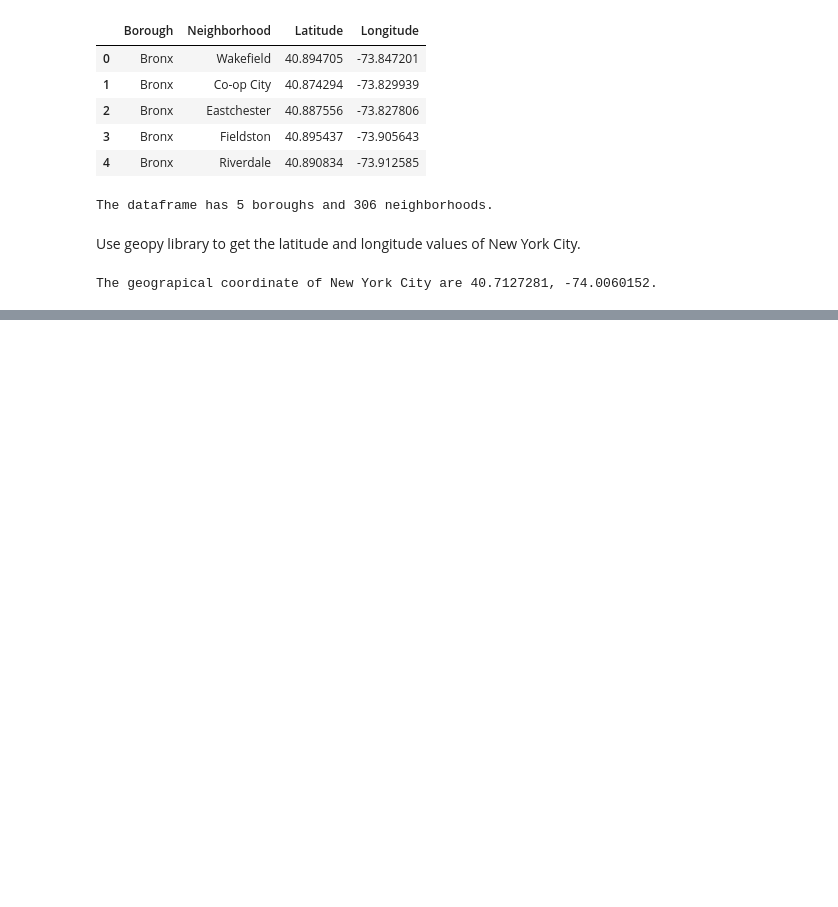
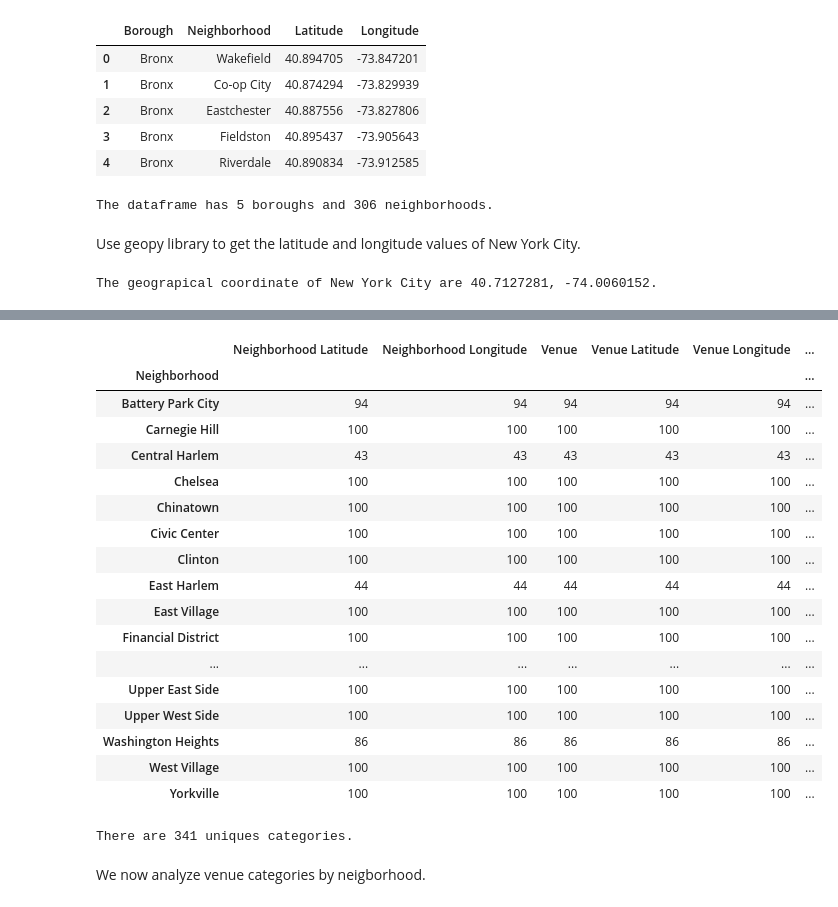
Before and after one commit to Jenny-shang95/Coursera_Capstone, a Jupyter notebook: Capstone Final Project - JShang.ipynb, the cells around one changed output, grey strips where cells are left out. Drawn from its saved outputs; the diff is of its cells as text; code cells hidden in the pictures; blank space fills up the shorter version.

```diff
--- a/Capstone Final Project - JShang.ipynb
+++ b/Capstone Final Project - JShang.ipynb
@@ -153,0 +226,4 @@ The geograpical coordinate of New York City are 40.7127281, -74.0060152.
+# %%
+# send ET request to Foursquare
+results = requests.get(url).json()
+results
@@ -153,0 +248,29 @@ The geograpical coordinate of New York City are 40.7127281, -74.0060152.
+# %%
+# function that extracts the category of the venue
+def get_category_type(row):
+    try:
+        categories_list = row['categories']
+    except:
+        categories_list = row['venue.categories']
+
+    if len(categories_list) == 0:
+        return None
+    else:
+        return categories_list[0]['name']
+# %%
+# clean the json file and transform into a pandas dataframe
+venues = results['response']['groups'][0]['items']
+
+nearby_venues = json_normalize(venues) # flatten JSON
+
+# filter columns
+filtered_columns = ['venue.name', 'venue.categories', 'venue.location.lat', 'venue.location.lng']
+nearby_venues =nearby_venues.loc[:, filtered_columns]
+
+# filter the category for each row
+nearby_venues['venue.categories'] = nearby_venues.apply(get_category_type, axis=1)
+
+# clean columns
+nearby_venues.columns = [col.split(".")[-1] for col in nearby_venues.columns]
+
+nearby_venues.head()
@@ -153,0 +330,6 @@ The geograpical coordinate of New York City are 40.7127281, -74.0060152.
+# %%
+# run the above code for venues in all neighborhoods in Manhattan
+manhattan_venues = getNearbyVenues(names=manhattan_data['Neighborhood'],
+                                   latitudes=manhattan_data['Latitude'],
+                                   longitudes=manhattan_data['Longitude']
+                                  )
@@ -153,0 +366,29 @@ The geograpical coordinate of New York City are 40.7127281, -74.0060152.
+# %%
+# check venue counts returned for each of the neighborhoods
+manhattan_venues.groupby('Neighborhood').count()
+# %% [output]
+|  | Neighborhood Latitude | Neighborhood Longitude | Venue | Venue Latitude | Venue Longitude | ... |
+| Neighborhood |  |  |  |  |  | ... |
+| Battery Park City | 94 | 94 | 94 | 94 | 94 | ... |
+| Carnegie Hill | 100 | 100 | 100 | 100 | 100 | ... |
+| Central Harlem | 43 | 43 | 43 | 43 | 43 | ... |
+| Chelsea | 100 | 100 | 100 | 100 | 100 | ... |
+| Chinatown | 100 | 100 | 100 | 100 | 100 | ... |
+| Civic Center | 100 | 100 | 100 | 100 | 100 | ... |
+| Clinton | 100 | 100 | 100 | 100 | 100 | ... |
+| East Harlem | 44 | 44 | 44 | 44 | 44 | ... |
+| East Village | 100 | 100 | 100 | 100 | 100 | ... |
+| Financial District | 100 | 100 | 100 | 100 | 100 | ... |
+| ... | ... | ... | ... | ... | ... | ... |
+| Upper East Side | 100 | 100 | 100 | 100 | 100 | ... |
+| Upper West Side | 100 | 100 | 100 | 100 | 100 | ... |
+| Washington Heights | 86 | 86 | 86 | 86 | 86 | ... |
+| West Village | 100 | 100 | 100 | 100 | 100 | ... |
+| Yorkville | 100 | 100 | 100 | 100 | 100 | ... |
+# %%
+# check unique venue categories in neighborhoods of Manhattan
+print('There are {} uniques categories.'.format(len(manhattan_venues['Venue Category'].unique())))
+# %% [output]
+There are 341 uniques categories.
+# %% [markdown]
+We now analyze venue categories by neigborhood.
```
Also changed, not shown: parts of 36 cells of this notebook.
